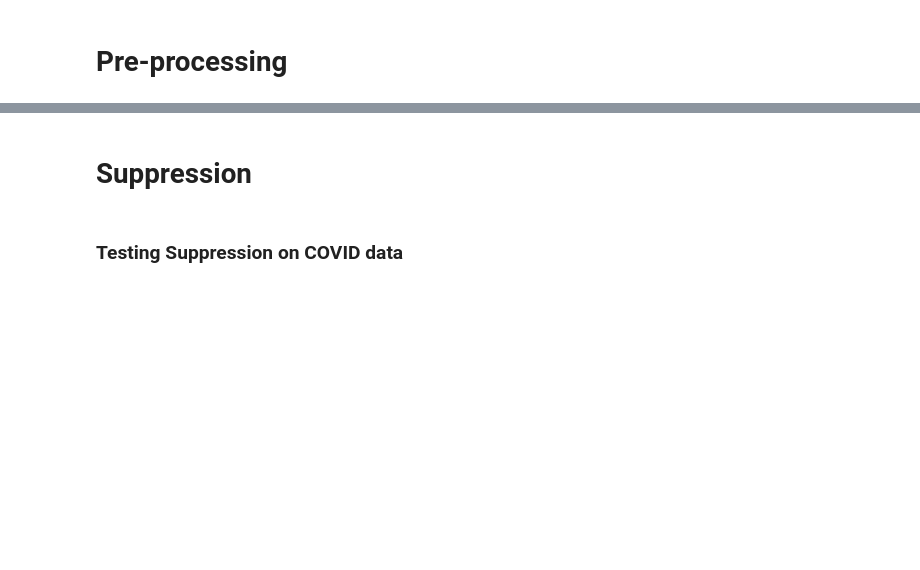
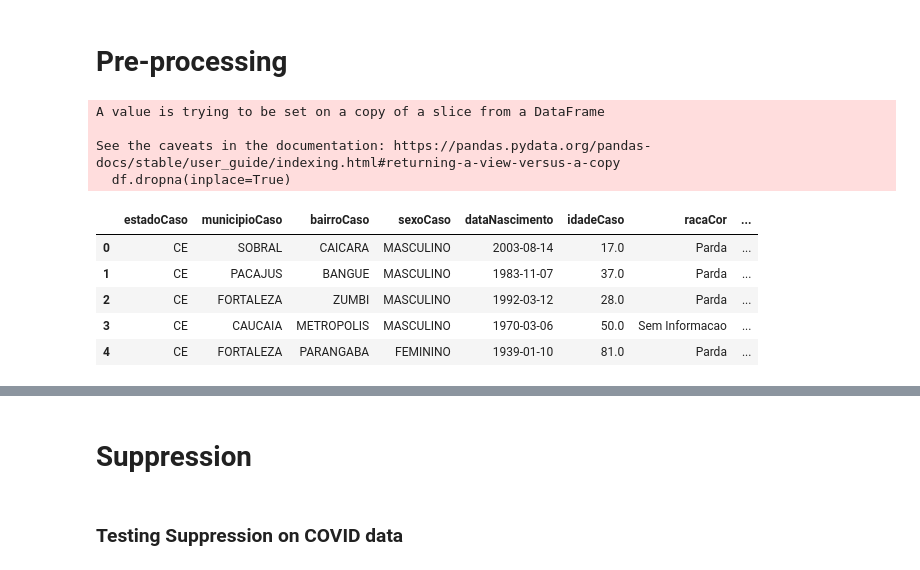
Before and after one commit to Brabissima/disciplina-priv-2022, a Jupyter notebook: Tecnicas de anonimização/Anonymization techniques.ipynb, the cells around one changed output, grey strips where cells are left out. Cells and saved outputs as stored; diff of their text form; code cells hidden in the pictures; blank space fills up the shorter version.

```diff
--- a/Tecnicas de anonimização/Anonymization techniques.ipynb
+++ b/Tecnicas de anonimização/Anonymization techniques.ipynb
@@ -13,7 +13,22 @@ covid = pd.read_csv('covid_test.csv')
 covid = covid[['estadoCaso', 'municipioCaso', 'bairroCaso', 'sexoCaso', 'dataNascimento',
                'idadeCaso','racaCor', 'resultadoFinalExame']]
 global df
-df = covid[:1000]
+df = covid[:10000]
+df.dropna(inplace=True)
+# %% [output]
+A value is trying to be set on a copy of a slice from a DataFrame
+
+See the caveats in the documentation: https://pandas.pydata.org/pandas-docs/stable/user_guide/indexing.html#returning-a-view-versus-a-copy
+  df.dropna(inplace=True)
+# %%
+df.head()
+# %% [output]
+|  | estadoCaso | municipioCaso | bairroCaso | sexoCaso | dataNascimento | idadeCaso | racaCor | ... |
+| 0 | CE | SOBRAL | CAICARA | MASCULINO | 2003-08-14 | 17.0 | Parda | ... |
+| 1 | CE | PACAJUS | BANGUE | MASCULINO | 1983-11-07 | 37.0 | Parda | ... |
+| 2 | CE | FORTALEZA | ZUMBI | MASCULINO | 1992-03-12 | 28.0 | Parda | ... |
+| 3 | CE | CAUCAIA | METROPOLIS | MASCULINO | 1970-03-06 | 50.0 | Sem Informacao | ... |
+| 4 | CE | FORTALEZA | PARANGABA | FEMININO | 1939-01-10 | 81.0 | Parda | ... |
 # %%
 # joining the three locality attributes to construct a generalization tree
 local = []
```
Also changed, not shown: parts of 6 cells of this notebook.
